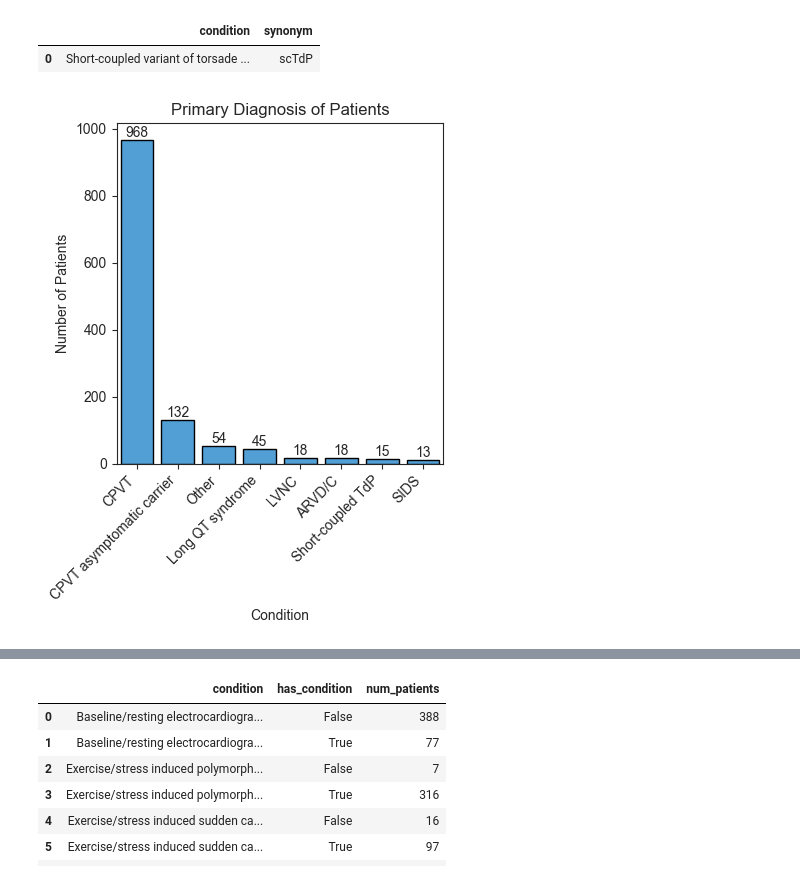
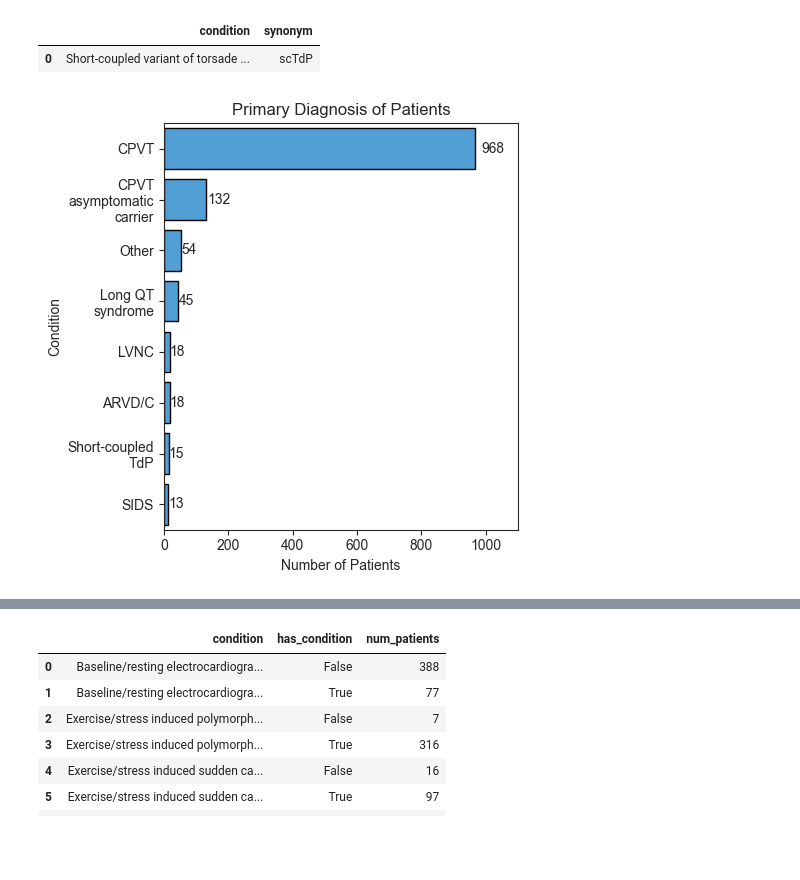
Before and after one commit to alexdaiii/cpvt_database_analysis, a Jupyter notebook: notebooks/analysis_2.ipynb, the cells around one changed output, grey strips where cells are left out. Drawn from its saved outputs; the diff is of its cells as text; code cells hidden in the pictures; blank space fills up the shorter version.

```diff
--- a/notebooks/analysis_2.ipynb
+++ b/notebooks/analysis_2.ipynb
@@ -191,0 +250,21 @@ sex_agg
+# %%
+plt.figure(figsize=(4.5, 4))
+sns.set_style("ticks")
+ax = sns.barplot(data=mut_type, x="mutation_type", y="num_patients",
+                 color=DEFAULT_COLOR, edgecolor="black", )
+
+plt.xticks(rotation=45, ha="right")
+plt.xlabel("Mutation Type")
+plt.ylabel("Number of Patients")
+plt.title("Variant Type Distribution of Patients")
+
+add_bar_labels(ax)
+
+# add an extra 10 to y lim
+y_min, y_max = ax.get_ylim()
+
+ax.set_ylim(y_min, y_max + 50)
+
+plt.tight_layout()
+save_current_plot("mutation_type_distribution")
+plt.show()
@@ -247,40 +339,45 @@ WHERE c.condition = 'Short-coupled variant of torsade de pointes'
 # group everything with less than 10 patients into "Other"
 prim_diagnosis2 = prim_diagnosis.copy()
 prim_diagnosis2.loc[
     prim_diagnosis["num_patients"] < 10, "condition"] = "Other"
 prim_diagnosis2 = prim_diagnosis2.groupby("condition").sum().reset_index()
 prim_diagnosis2.sort_values("num_patients", ascending=False, inplace=True)
 
+sns.set_style("ticks")
+
 shorter_names_map = {
     "Catecholaminergic polymorphic ventricular tachycardia 1": "CPVT",
-    "Catecholaminergic polymorphic ventricular tachycardia 1 asymptomatic carrier": "CPVT asymptomatic carrier",
+    "Catecholaminergic polymorphic ventricular tachycardia 1 asymptomatic carrier": "CPVT\nasymptomatic\ncarrier",
     "Arrhythmogenic right ventricular cardiomyopathy": "ARVD/C",
-    "Short-coupled variant of torsade de pointes": "Short-coupled TdP",
+    "Short-coupled variant of torsade de pointes": "Short-coupled\nTdP",
     "Left ventricular non-compaction": "LVNC",
     "Sudden infant death syndrome": "SIDS",
     "Hypoplastic left heart syndrome": "HLHS",
+    "Long QT syndrome": "Long QT\nsyndrome",
 }
 
 # replace with shorter names
 prim_diagnosis2["condition"] = prim_diagnosis2["condition"].replace(
     shorter_names_map)
 
-plt.figure(figsize=(4.25, 5.5))
-ax = sns.barplot(prim_diagnosis2, x="condition", y="num_patients",
-                 color=DEFAULT_COLOR, edgecolor="black", )
+plt.figure(figsize=(5, 5))
+ax = sns.barplot(prim_diagnosis2, x="num_patients", y="condition",
+                 color=DEFAULT_COLOR, edgecolor="black",
+                 orient="h"
+                 )
 
-add_bar_labels(ax)
+add_bar_labels(ax, ignore_zero=False, direction="horizontal")
 
-plt.xticks(rotation=45, ha="right")
+# plt.xticks(rotation=60, ha="center")
 
-plt.xlabel("Condition")
-plt.ylabel("Number of Patients")
+plt.ylabel("Condition")
+plt.xlabel("Number of Patients")
 plt.title("Primary Diagnosis of Patients")
 
 plt.tight_layout()
 
 save_current_plot("primary_diagnosis")
 
 plt.show()
 # %% [output]
-[figure, old version]
+[figure, new version]
```
Also changed, not shown: parts of 39 cells of this notebook, 3 other files.
